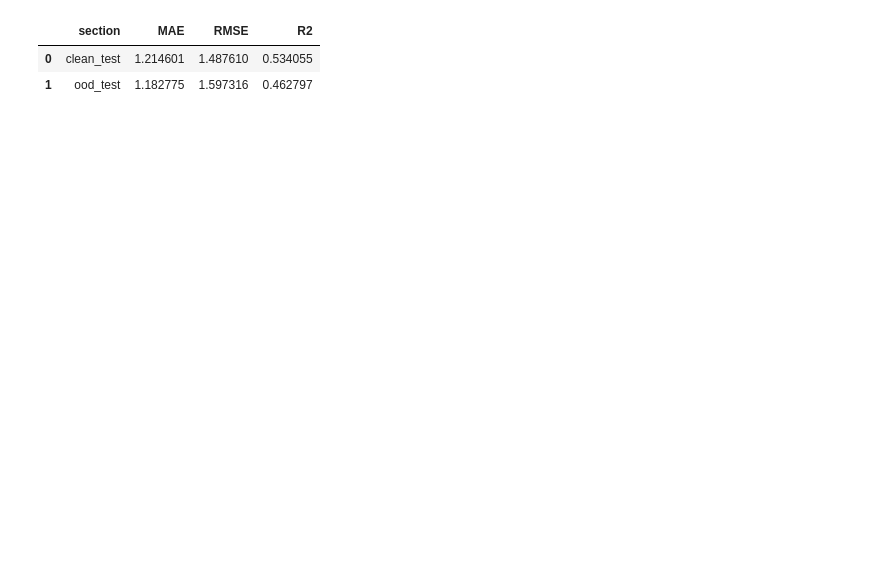
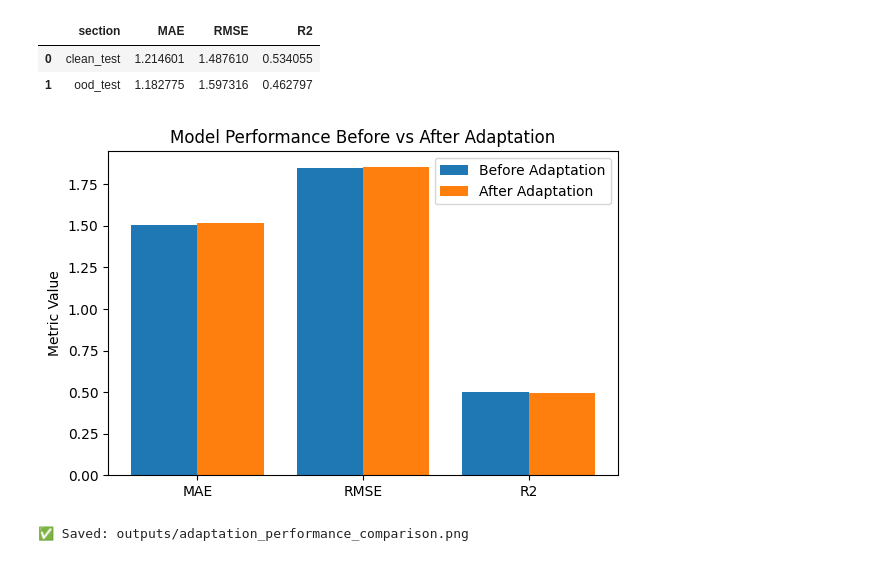
Before and after one commit to Md-Golam-Raiyhan/INSE-6450-Smart-Grocery-Assistant, a Jupyter notebook: robustness_monitoring.ipynb, the cells around one changed output. Saved outputs shown, nothing was run; the diff lists cells and outputs as text; code cells hidden in the pictures; blank space fills up the shorter version.

```diff
--- a/robustness_monitoring.ipynb
+++ b/robustness_monitoring.ipynb
@@ -747,3 +777,32 @@ summary_df.to_csv("outputs/milestone3_summary_metrics.csv", index=False)
 |  | section | MAE | RMSE | R2 |
 | 0 | clean_test | 1.214601 | 1.487610 | 0.534055 |
 | 1 | ood_test | 1.182775 | 1.597316 | 0.462797 |
+# %%
+import matplotlib.pyplot as plt
+
+# Extract values from tuples
+mae_before, rmse_before, r2_before = before_metrics
+mae_after, rmse_after, r2_after = after_metrics
+
+before_vals = [mae_before, rmse_before, r2_before]
+after_vals = [mae_after, rmse_after, r2_after]
+metrics = ["MAE", "RMSE", "R2"]
+
+x = range(len(metrics))
+
+plt.figure(figsize=(6,4))
+plt.bar(x, before_vals, width=0.4, label="Before Adaptation")
+plt.bar([i + 0.4 for i in x], after_vals, width=0.4, label="After Adaptation")
+
+plt.xticks([i + 0.2 for i in x], metrics)
+plt.ylabel("Metric Value")
+plt.title("Model Performance Before vs After Adaptation")
+plt.legend()
+plt.tight_layout()
+plt.savefig("outputs/adaptation_performance_comparison.png")
+plt.show()
+
+print("✅ Saved: outputs/adaptation_performance_comparison.png")
+# %% [output]
+[figure, added]
+✅ Saved: outputs/adaptation_performance_comparison.png
```
Also changed, not shown: parts of 5 cells of this notebook.
